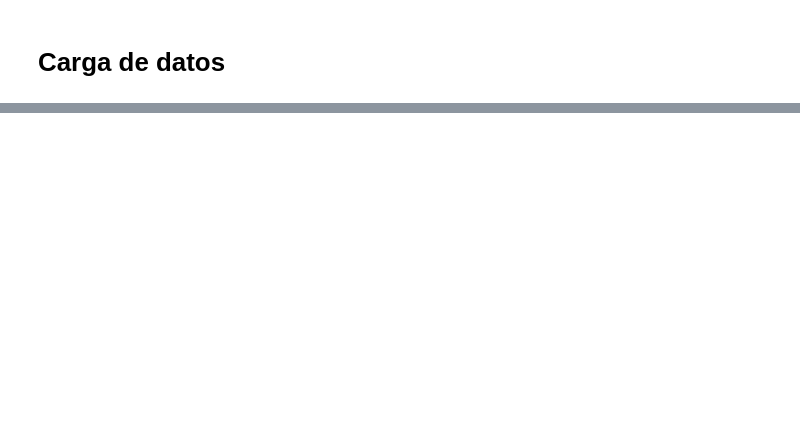
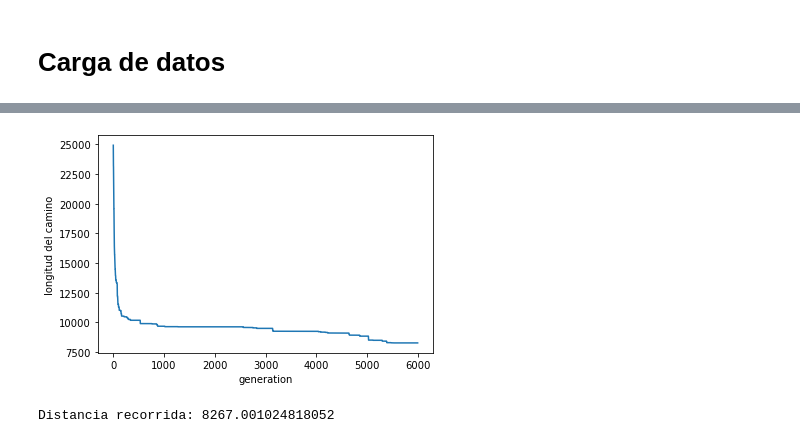
Before and after one commit to lince098/EntregasModulo6, a Jupyter notebook: Advanced 1.B/Advanced.ipynb, the cells around one changed output, grey strips where cells are left out. Cells and saved outputs as stored; diff of their text form; code cells hidden in the pictures; blank space fills up the shorter version.

```diff
--- a/Advanced 1.B/Advanced.ipynb
+++ b/Advanced 1.B/Advanced.ipynb
@@ -43,7 +43,7 @@ data_array = np.array(data)
 OPTIMAL_array = np.array(OPTIMAL)
 camino_optimo = data_array[OPTIMAL_array - 1]
 # %%
-def plot_path(best_individual, title:str=None):
+def plot_path(best_individual, title: str = None):
     X = [city[0] for city in best_individual]
     Y = [city[1] for city in best_individual]
     city_numbers = [city[2] for city in best_individual]
@@ -59,3 +59,20 @@ def plot_path(best_individual, title:str=None):
     plt.plot(last_line_X, last_line_Y, color="red")
     plt.scatter(X, Y, c=colors)
     plt.show()
+    print("Distancia recorrida:", euclidean(best_individual))
+
+
+def plot_and_return_n_ga_results(ga, n=1):
+    results = []
+    best_individuals = []
+    for i in range(n):
+        best_individual, best_fitness, last_population = ga.solve(data)
+        plt.xlabel('generation')
+        plt.ylabel('longitud del camino')
+        plt.plot(best_fitness)
+        plt.show()
+        fitness = ga.fitness_function(best_individual)
+        print("Distancia recorrida:", fitness)
+        best_individuals.append(best_individual)
+        results.append(fitness)
+    return {'results': results, 'best_individuals': best_individuals}
@@ -61,0 +103,15 @@ def plot_path(best_individual, title:str=None):
+# %%
+ga_mutate = genetic_algorithm_class(crossover=crossover_two_points,
+                                    mutate=mutate,
+                                    selection_method=select_by_tournament,
+                                    fitness_function=euclidean,
+                                    population_size=30,
+                                    elite_size=1,
+                                    tournament_proportion=0.2,
+                                    generations=6000,
+                                    mutation_rate=0.005)
+# %%
+res_mutate = plot_and_return_n_ga_results(ga_mutate)
+# %% [output]
+[figure, added]
+Distancia recorrida: 8267.001024818052
```
Also changed, not shown: parts of 22 cells of this notebook, 1 other file.
